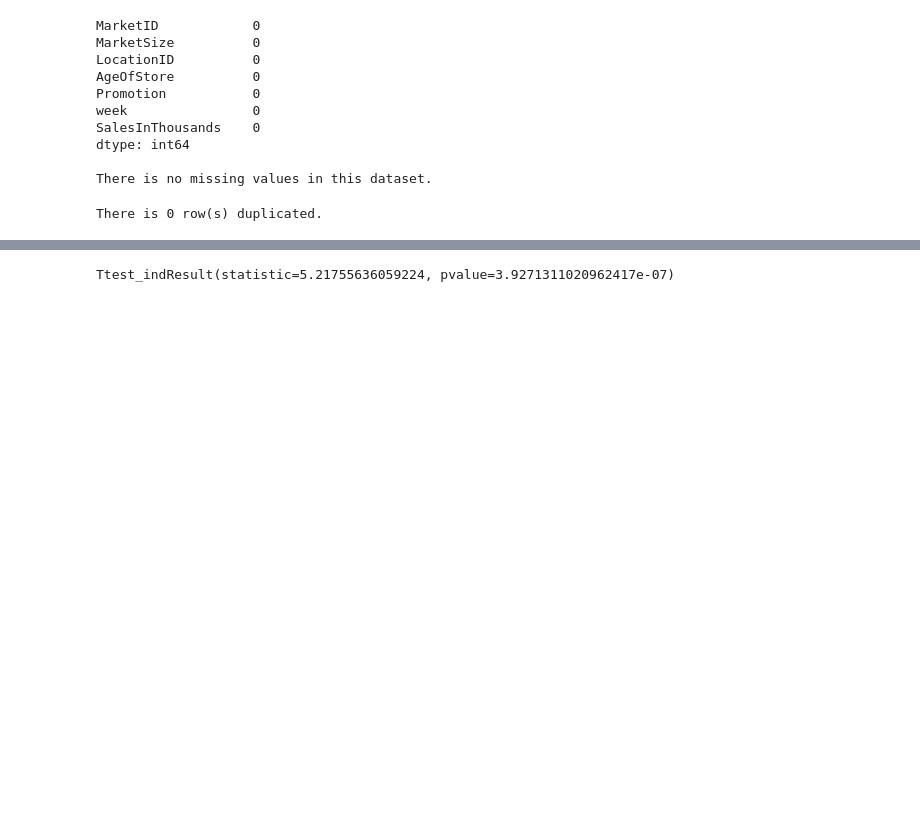
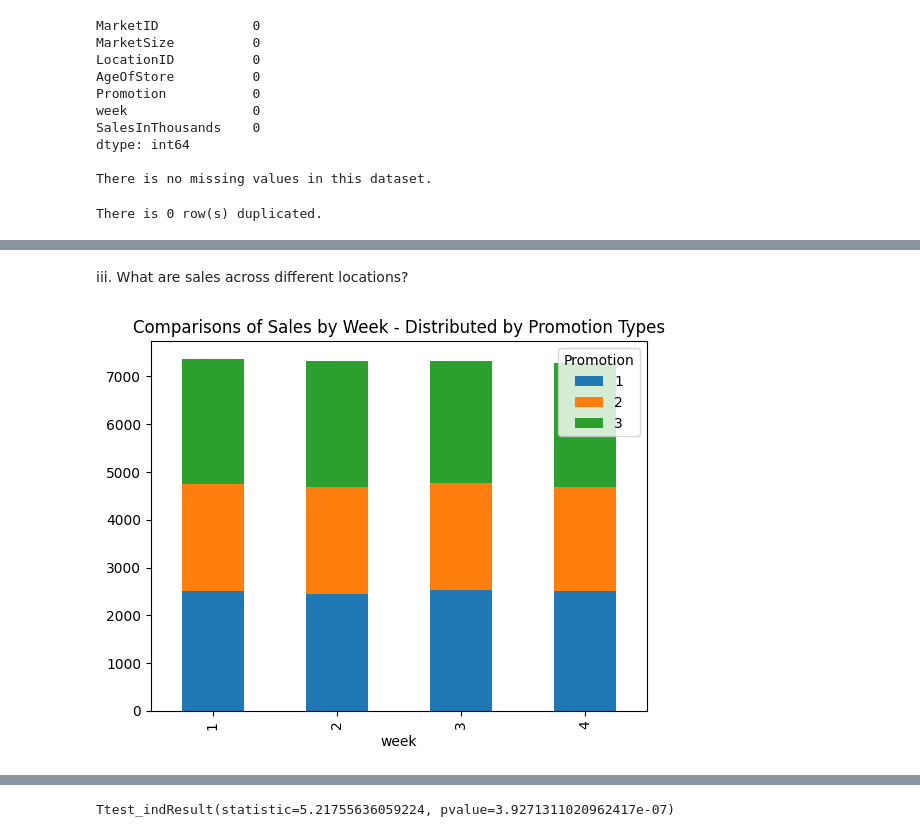
Before and after one commit to tan-yong-sheng/business_analytics, a Jupyter notebook: iv Data Analysis (Insight Generation)/Final Project/Assignment 5/EDA_Final_Project.ipynb, the cells around one changed output, grey strips where cells are left out. Drawn from its saved outputs; the diff is of its cells as text; code cells hidden in the pictures; blank space fills up the shorter version.

```diff
--- a/iv Data Analysis (Insight Generation)/Final Project/Assignment 5/EDA_Final_Project.ipynb
+++ b/iv Data Analysis (Insight Generation)/Final Project/Assignment 5/EDA_Final_Project.ipynb
@@ -268,0 +324,13 @@ All test
+# %% [markdown]
+iii. What are sales across different locations?
+# %%
+# Comparison
+ax = pandas.crosstab(index=df2["week"],
+                columns=df2["Promotion"],
+                values=df2["SalesInThousands"],
+                aggfunc=sum).plot(kind="bar", stacked=True)
+plt.title("Comparisons of Sales by Week - Distributed by Promotion Types")
+
+plt.show()
+# %% [output]
+[figure, added]
```
Also changed, not shown: parts of 44 cells of this notebook, 1 other file.
